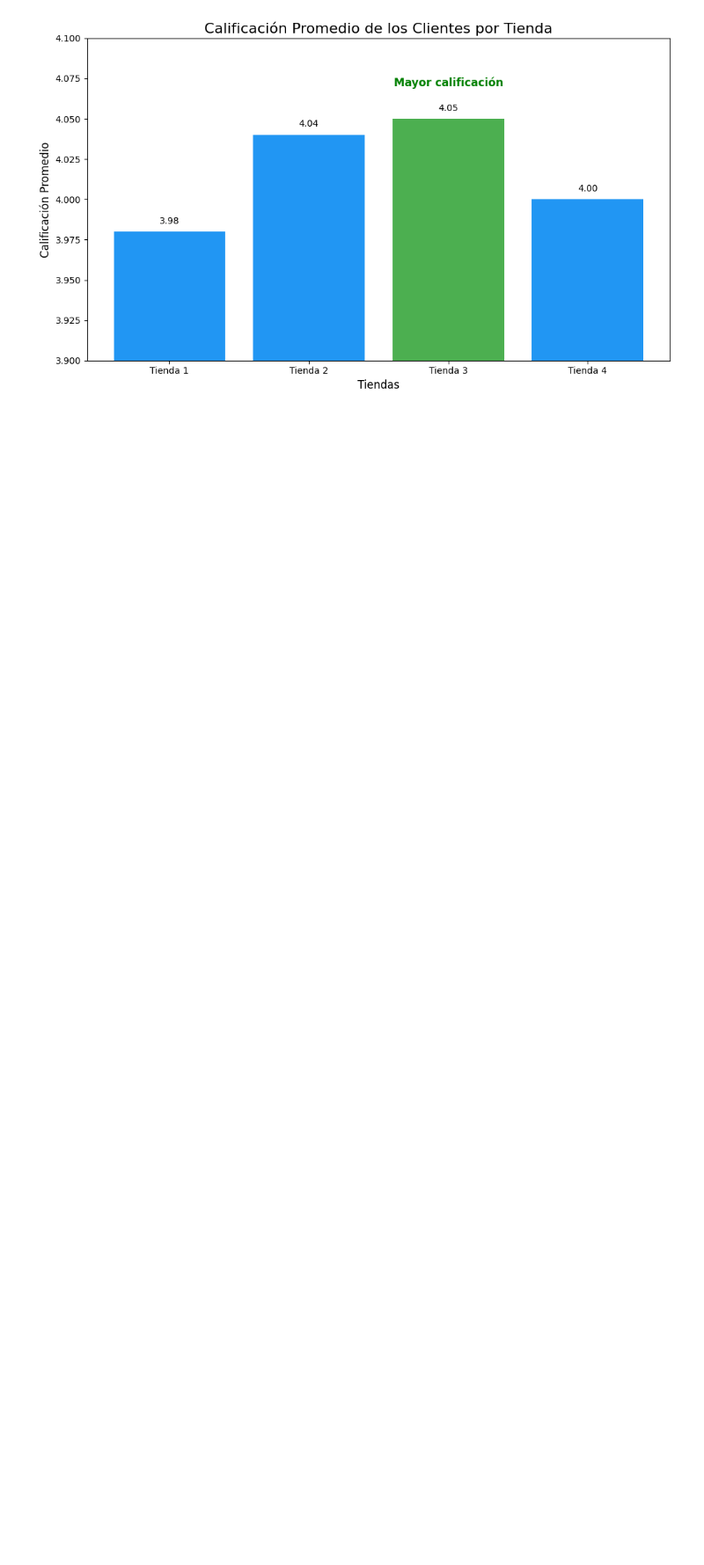
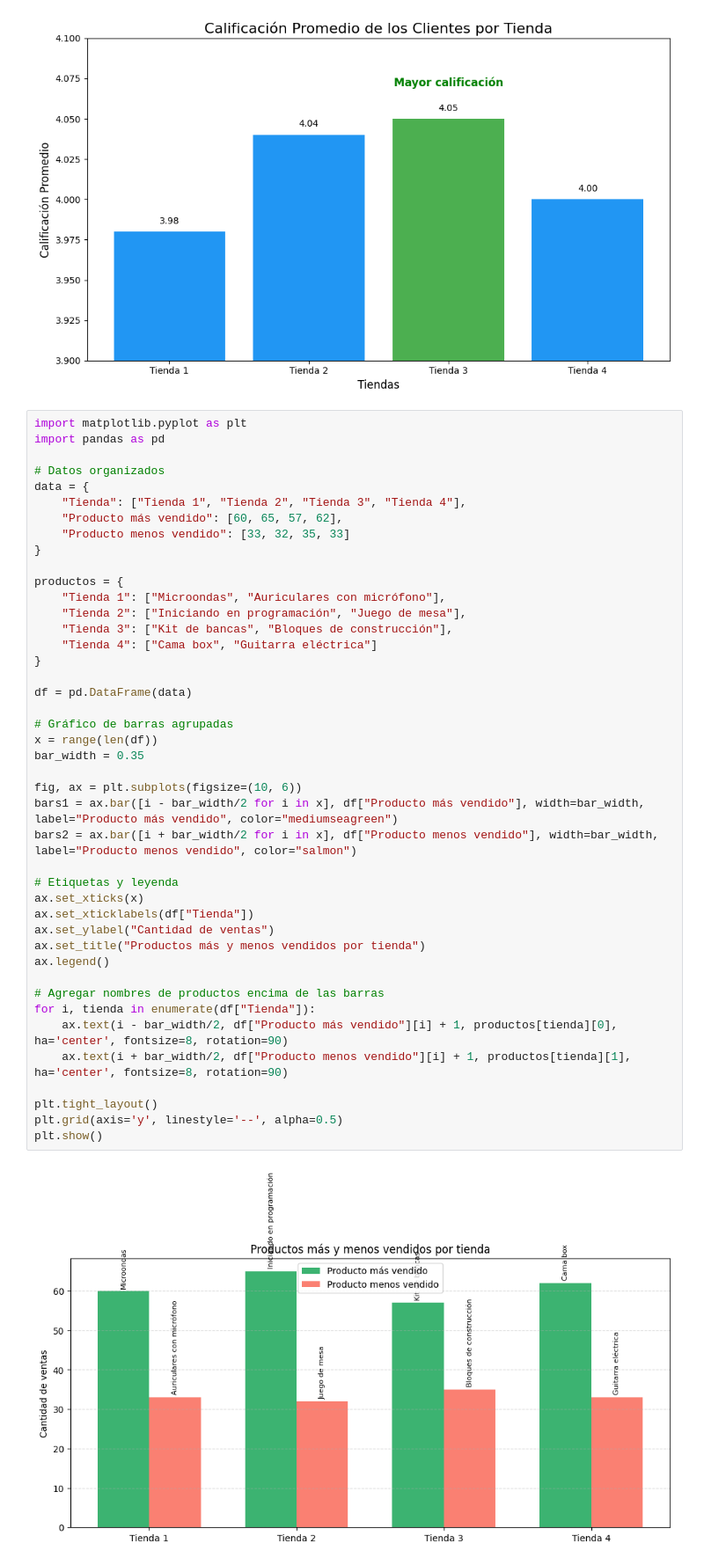
Before and after one commit to vicdas/DataScienceChallengeAluraStore, a Jupyter notebook: AluraStoreLatam.ipynb, the cells around one changed output. Shown at 88% size. Drawn from its saved outputs; the diff is of its cells as text; blank space fills up the shorter version.

```diff
--- a/AluraStoreLatam.ipynb
+++ b/AluraStoreLatam.ipynb
@@ -430,6 +573,51 @@ plt.savefig("calificacion_promedio_tiendas.jpg")
 plt.show()
 # %% [output]
 [figure]
+# %%
+import matplotlib.pyplot as plt
+import pandas as pd
+
+# Datos organizados
+data = {
+    "Tienda": ["Tienda 1", "Tienda 2", "Tienda 3", "Tienda 4"],
+    "Producto más vendido": [60, 65, 57, 62],
+    "Producto menos vendido": [33, 32, 35, 33]
+}
+
+productos = {
+    "Tienda 1": ["Microondas", "Auriculares con micrófono"],
+    "Tienda 2": ["Iniciando en programación", "Juego de mesa"],
+    "Tienda 3": ["Kit de bancas", "Bloques de construcción"],
+    "Tienda 4": ["Cama box", "Guitarra eléctrica"]
+}
+
+df = pd.DataFrame(data)
+
+# Gráfico de barras agrupadas
+x = range(len(df))
+bar_width = 0.35
+
+fig, ax = plt.subplots(figsize=(10, 6))
+bars1 = ax.bar([i - bar_width/2 for i in x], df["Producto más vendido"], width=bar_width, label="Producto más vendido", color="mediumseagreen")
+bars2 = ax.bar([i + bar_width/2 for i in x], df["Producto menos vendido"], width=bar_width, label="Producto menos vendido", color="salmon")
+
+# Etiquetas y leyenda
+ax.set_xticks(x)
+ax.set_xticklabels(df["Tienda"])
+ax.set_ylabel("Cantidad de ventas")
+ax.set_title("Productos más y menos vendidos por tienda")
+ax.legend()
+
+# Agregar nombres de productos encima de las barras
+for i, tienda in enumerate(df["Tienda"]):
+    ax.text(i - bar_width/2, df["Producto más vendido"][i] + 1, productos[tienda][0], ha='center', fontsize=8, rotation=90)
+    ax.text(i + bar_width/2, df["Producto menos vendido"][i] + 1, productos[tienda][1], ha='center', fontsize=8, rotation=90)
+
+plt.tight_layout()
+plt.grid(axis='y', linestyle='--', alpha=0.5)
+plt.show()
+# %% [output]
+[figure, added]
 # %%
 import matplotlib.pyplot as plt
 
```
Also changed, not shown: parts of 6 cells of this notebook.
